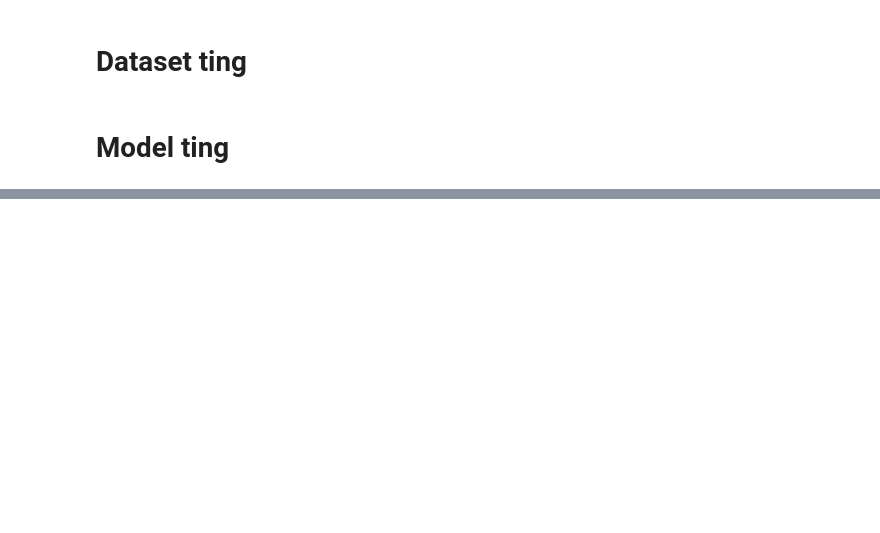
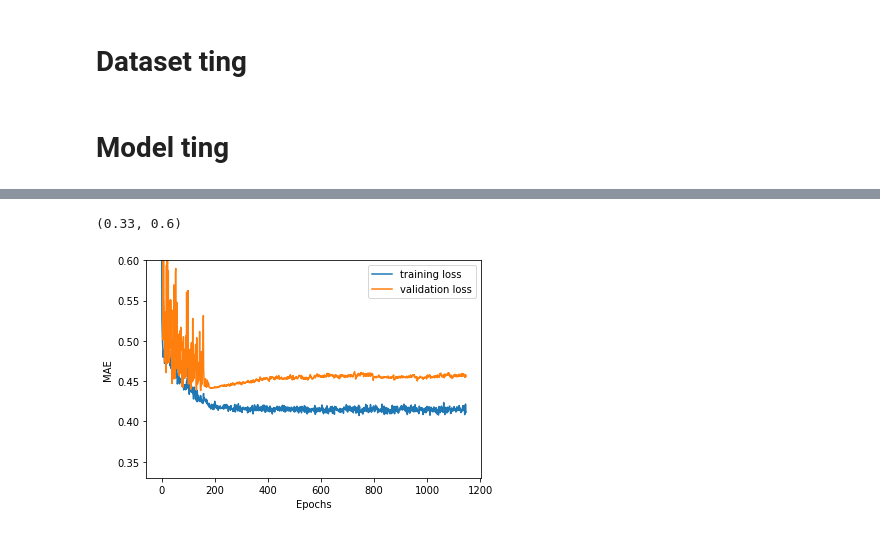
Before and after one commit to Siljekka/GrasshopperMeshAI, a Jupyter notebook: MeshPoints/MachineLearning/nn1.ipynb, the cells around one changed output, grey strips where cells are left out. Cells and saved outputs as stored; diff of their text form; code cells hidden in the pictures; blank space fills up the shorter version.

```diff
--- a/MeshPoints/MachineLearning/nn1.ipynb
+++ b/MeshPoints/MachineLearning/nn1.ipynb
@@ -94,6 +119,10 @@ Function call stack:
 # %%
 plt.plot(history.history['loss'], label='training loss')
 plt.plot(history.history['val_loss'], label='validation loss')
 plt.legend()
 plt.xlabel("Epochs")
 plt.ylabel("MAE")
+plt.ylim(0.33, 0.6)
+# %% [output]
+(0.33, 0.6)
+[figure, added]
```
Also changed, not shown: parts of 3 cells of this notebook, 22 other files.
